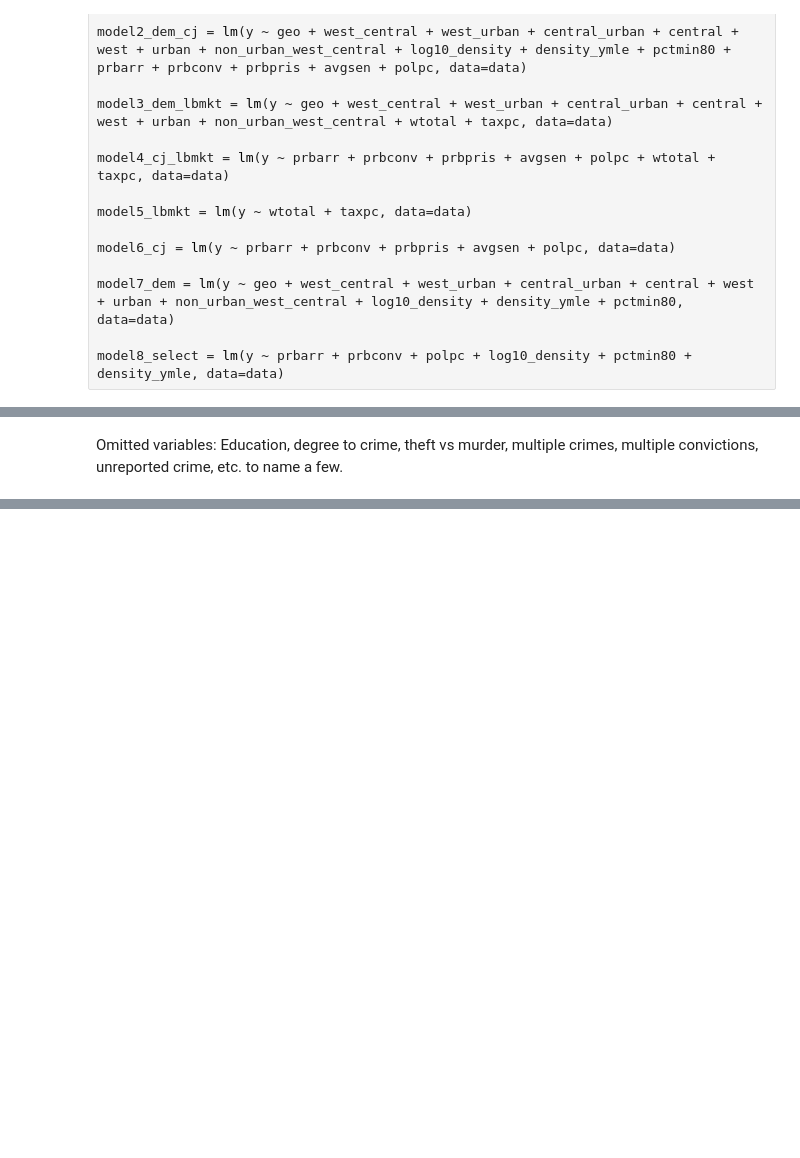
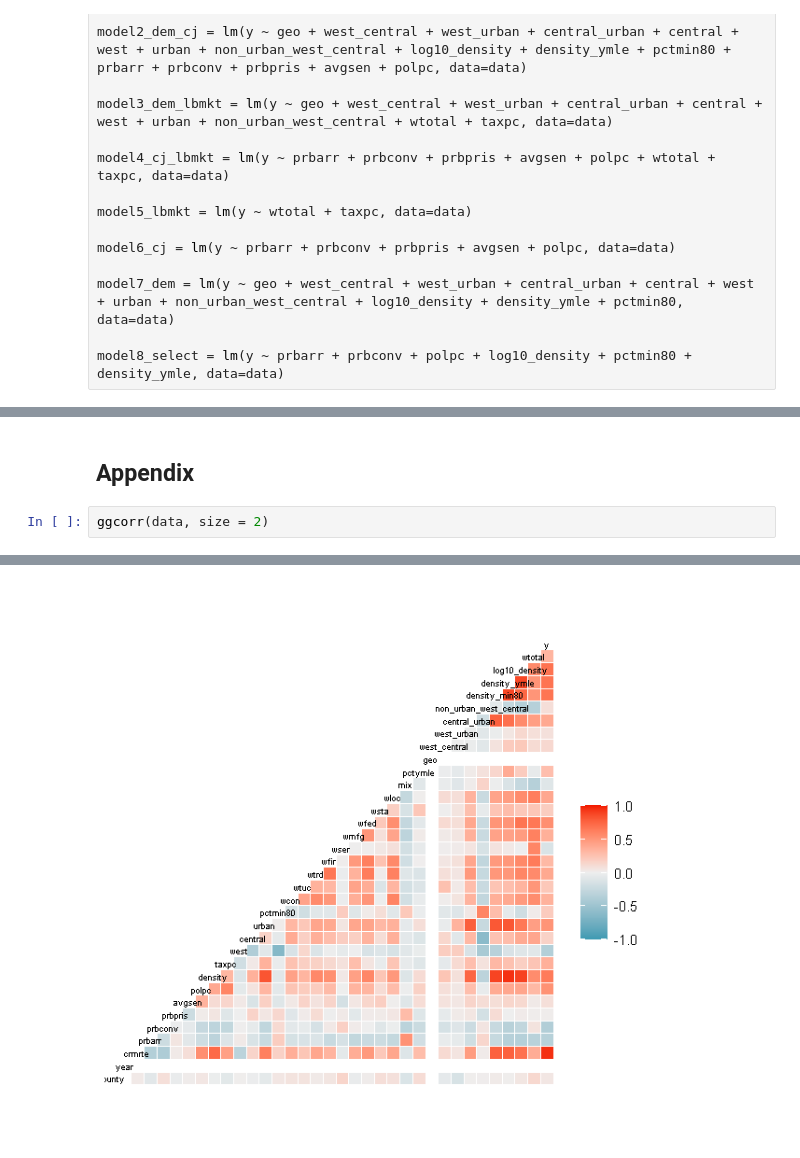
Before and after one commit to abhisha1991/w203_lab3, a Jupyter notebook: w203_lab3.ipynb, the cells around one changed output, grey strips where cells are left out. Cells and saved outputs as stored; diff of their text form; blank space fills up the shorter version.

```diff
--- a/w203_lab3.ipynb
+++ b/w203_lab3.ipynb
@@ -848,2 +886,5 @@ https://stat.ethz.ch/pipermail/r-help/2005-April/069550.html
-# %% [markdown]
-Omitted variables: Education, degree to crime, theft vs murder, multiple crimes, multiple convictions, unreported crime, etc. to name a few.
+# %% [markdown]
+## Appendix
+# %%
+ggcorr(data, size = 2)
+# %% [output]
@@ -849,0 +893 @@ Omitted variables: Education, degree to crime, theft vs murder, multiple crimes,
+[figure, added]
```
Also changed, not shown: parts of 16 cells of this notebook, 1 other file.
